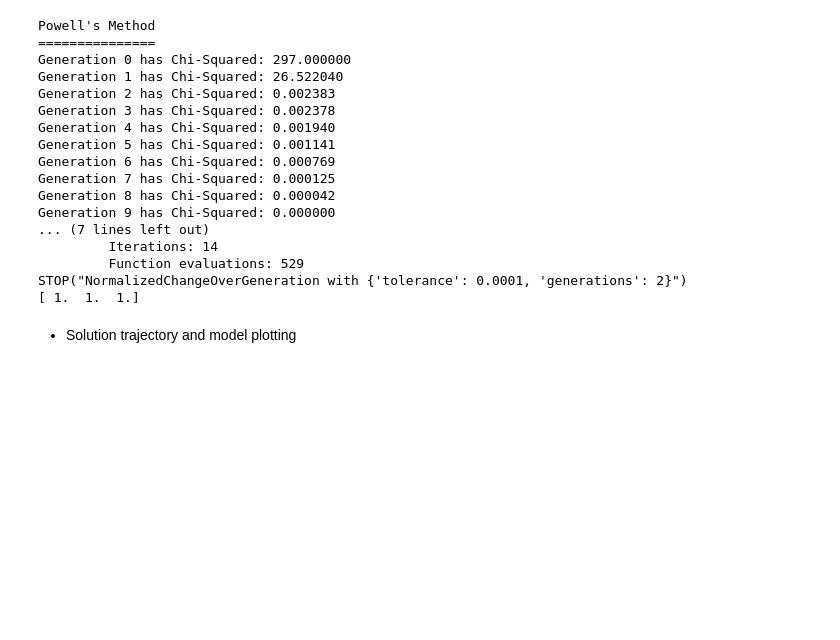
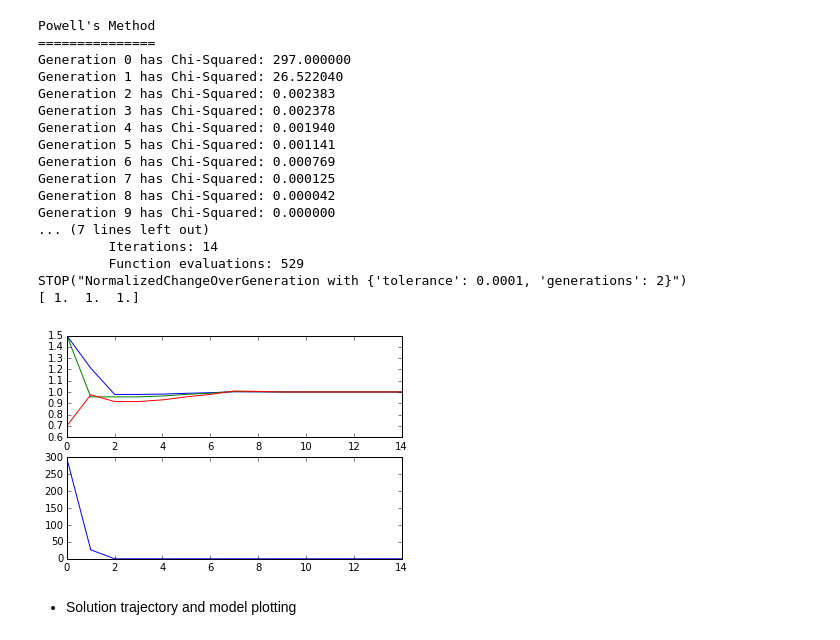
Before and after one commit to mmckerns/tutmom, a Jupyter notebook: mystic.ipynb, the cells around one changed output. Cells and saved outputs as stored; diff of their text form; code cells hidden in the pictures; blank space fills up the shorter version.

Commit message:
use mystic.log_reader

```diff
--- a/mystic.ipynb
+++ b/mystic.ipynb
@@ -238,3 +236,8 @@ STOP("NormalizedChangeOverGeneration with {'tolerance': 0.0001, 'generations': 2
+# %%
+import mystic
+mystic.log_reader('log.txt')
+# %% [output]
+[figure, added]
 # %% [markdown]
 * Solution trajectory and model plotting
 # %%
```
Also changed, not shown: parts of 1 cell of this notebook, 2 other files.
